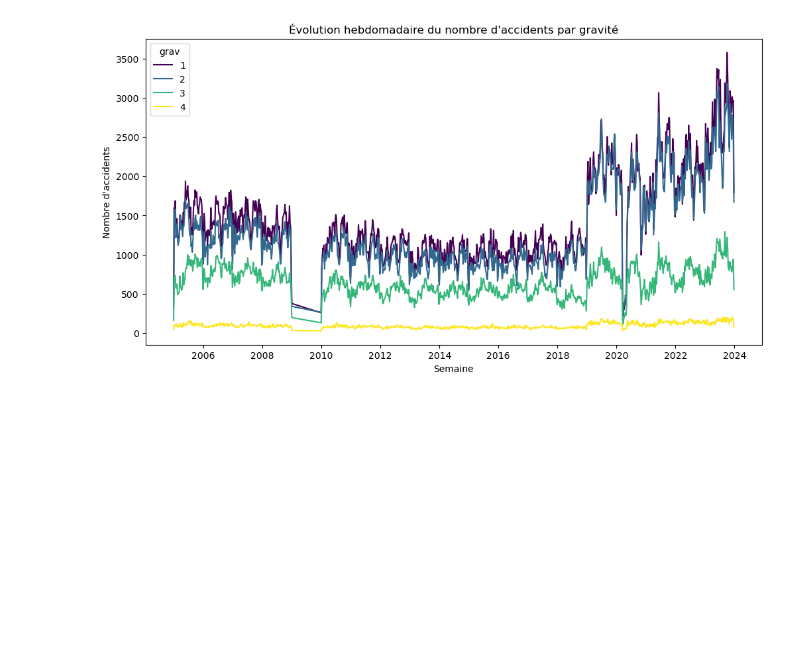
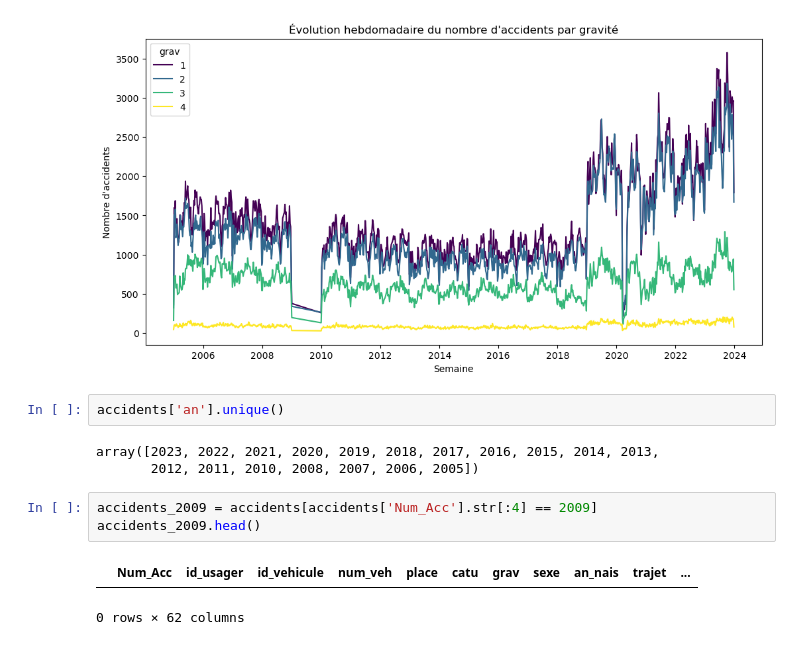
Before and after one commit to DataScientest-Studio/mai25_bds_accidents, a Jupyter notebook: notebooks/4.0-Seb-Analyse_exploratoire_2004_2023.ipynb, the cells around one changed output. Cells and saved outputs as stored; diff of their text form; blank space fills up the shorter version.

```diff
--- a/notebooks/4.0-Seb-Analyse_exploratoire_2004_2023.ipynb
+++ b/notebooks/4.0-Seb-Analyse_exploratoire_2004_2023.ipynb
@@ -106,3 +111,14 @@ plt.ylabel("Nombre d'accidents")
 plt.show()
 # %% [output]
 [figure]
+# %%
+accidents['an'].unique()
+# %% [output]
+array([2023, 2022, 2021, 2020, 2019, 2018, 2017, 2016, 2015, 2014, 2013,
+       2012, 2011, 2010, 2008, 2007, 2006, 2005])
+# %%
+accidents_2009 = accidents[accidents['Num_Acc'].str[:4] == 2009]
+accidents_2009.head()
+# %% [output]
+|  | Num_Acc | id_usager | id_vehicule | num_veh | place | catu | grav | sexe | an_nais | trajet | ... |
+0 rows × 62 columns
```
Also changed, not shown: parts of 1 cell of this notebook.
